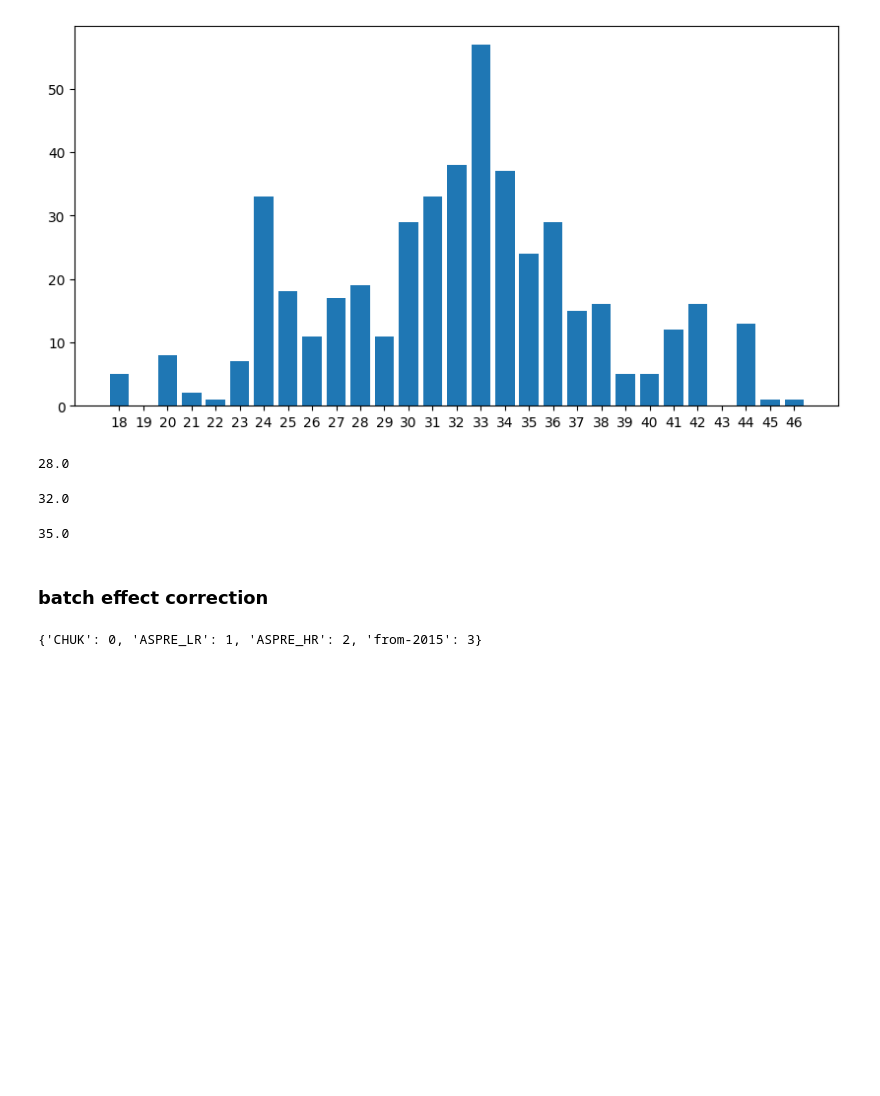
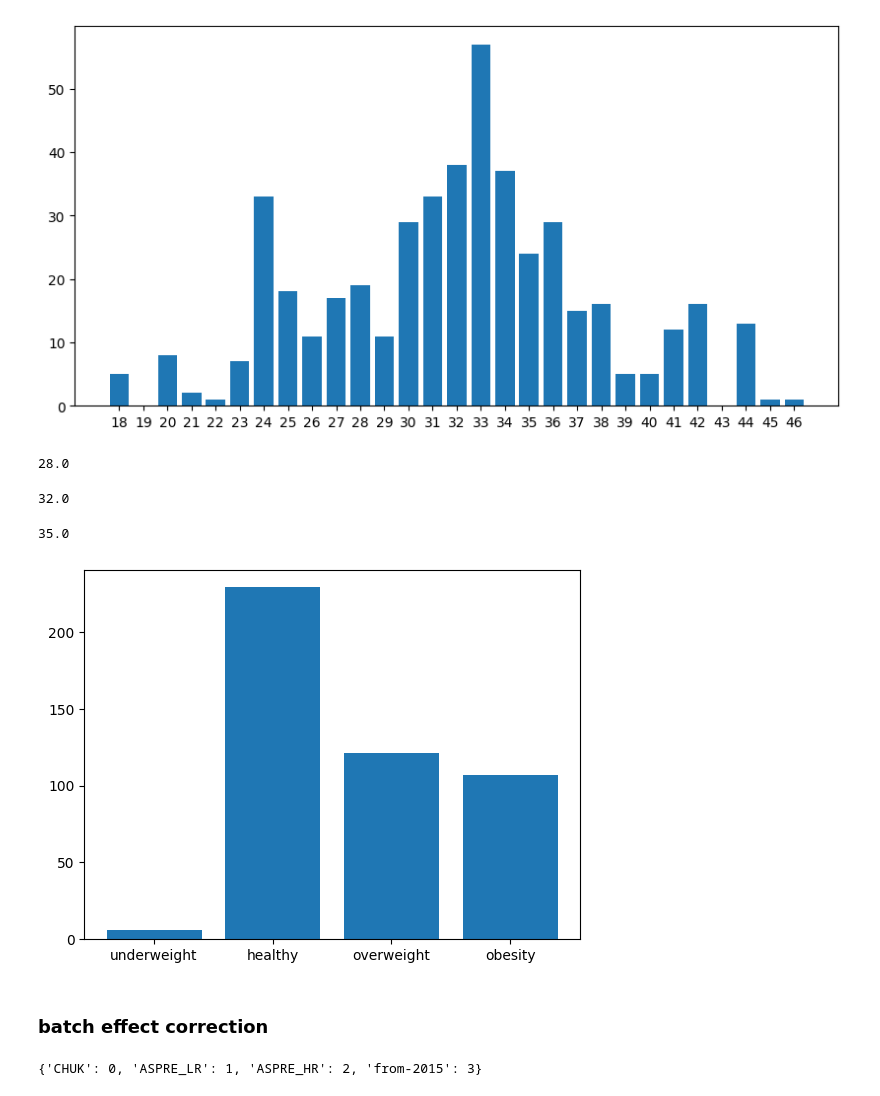
Before and after one commit to lucijamilicic/metabolomics_research, a Jupyter notebook: Metabolomics.ipynb, the cells around one changed output. Cells and saved outputs as stored; diff of their text form; code cells hidden in the pictures; blank space fills up the shorter version.

```diff
--- a/Metabolomics.ipynb
+++ b/Metabolomics.ipynb
@@ -217,3 +222,21 @@ age.quantile(0.75)
+# %%
+# BMI             Weight Status
+
+# Below 18.5      Underweight
+# 18.5—24.9       Healthy Weight
+# 25.0—29.9       Overweight
+# 30.0 and Above  Obesity
+
+bmi = [clin_df[clin_df['BMI'] < 18.5].shape[0],
+ clin_df[clin_df['BMI'] < 25.0].shape[0] - clin_df[clin_df['BMI'] < 18.5].shape[0],
+ clin_df[clin_df['BMI'] >= 25].shape[0] - clin_df[clin_df['BMI'] >= 30].shape[0],
+ clin_df[clin_df['BMI'] >= 30].shape[0]]
+# %%
+plt.bar(range(4), bmi)
+plt.xticks(range(4), ['underweight', 'healthy', 'overweight', 'obesity'])
+plt.show()
+# %% [output]
+[figure, added]
 # %% [markdown]
 ### batch effect correction
 # %%
```
Also changed, not shown: parts of 56 cells of this notebook.
